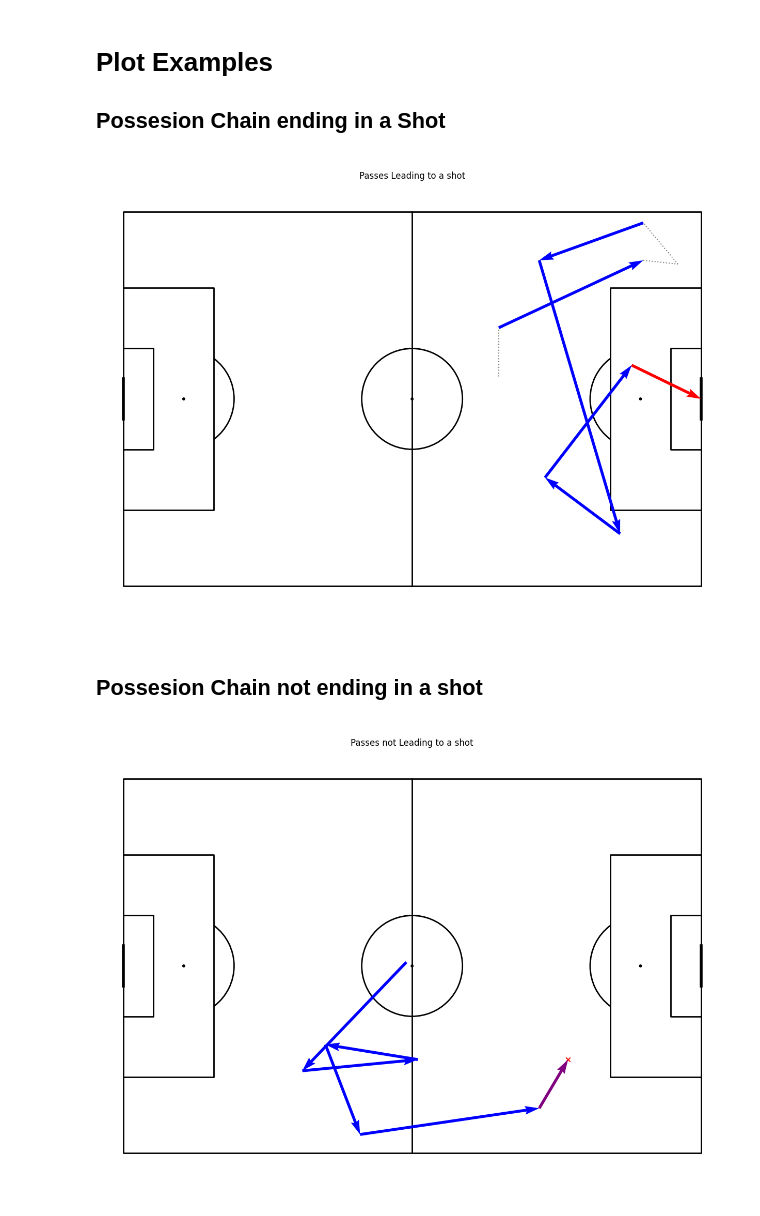
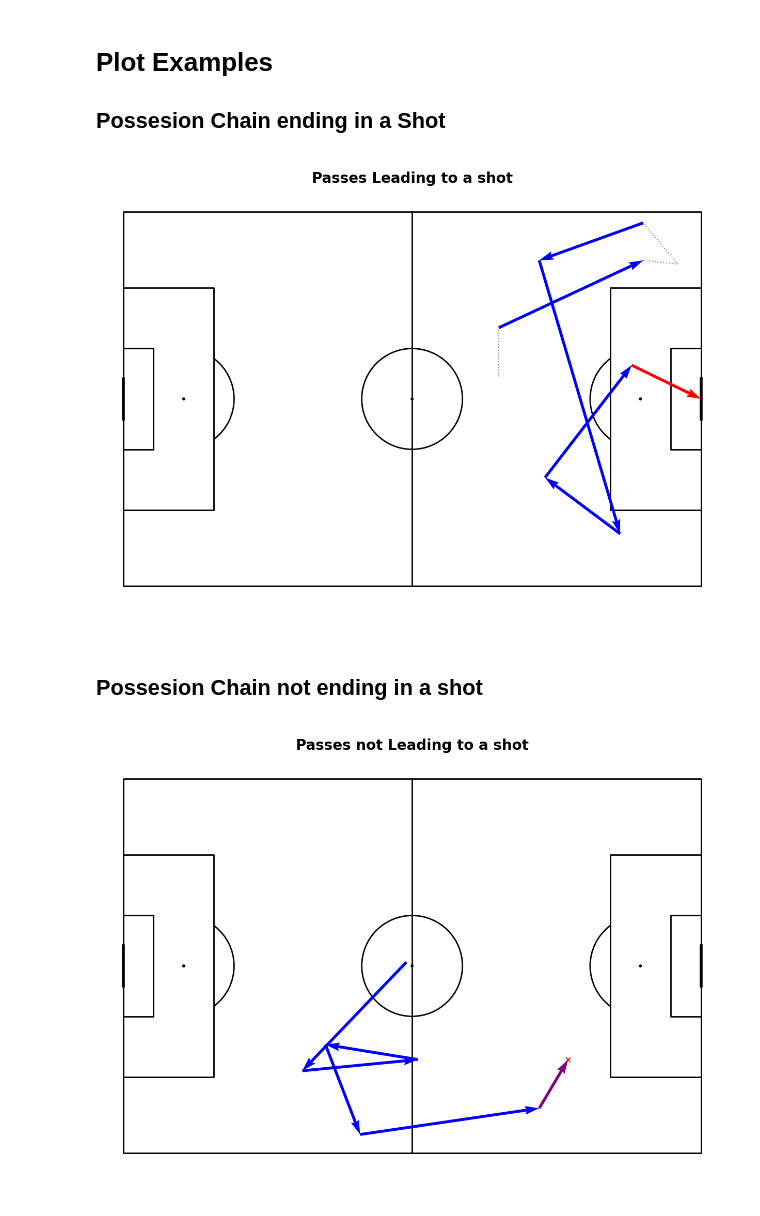
Before and after one commit to jimmybunter01/Soccermatics, a Jupyter notebook: Notebooks/4_Valuing_Actions/possesion_chains.ipynb, the cells around one changed output. Cells and saved outputs as stored; diff of their text form; code cells hidden in the pictures.

Commit message:
Updated some plots and started new notebook for action based xT.

```diff
--- a/Notebooks/4_Valuing_Actions/possesion_chains.ipynb
+++ b/Notebooks/4_Valuing_Actions/possesion_chains.ipynb
@@ -149,3 +136,5 @@ new_df[new_df["possesion_chain"] == 0]
+# %%
+isolated_chains_df = isolateChains(df)
 # %% [markdown]
 # Calculating xG
 - Only difference for this xG function is that penalties are treated as being shots from the penalty spot.
@@ -195,7 +184,7 @@ def calculate_xG(df):
 
     return df
 # %%
-xG_df = calculate_xG(new_df)
+xG_df = calculate_xG(isolated_chains_df)
 xG_df
 # %% [output]
 |  | eventId | subEventName | tags | playerId | positions | matchId | eventName | teamId | matchPeriod | ... |
@@ -285,6 +263,7 @@ dodgy_events_removed_df.loc[dodgy_events_removed_df["eventName"] == "Shot", "c1"
 dodgy_events_removed_df["y0"] = dodgy_events_removed_df.positions.apply(lambda cell: (100 - cell[0]["y"]) * 68/100)
 dodgy_events_removed_df["y1"] = dodgy_events_removed_df.positions.apply(lambda cell: (100 - cell[1]["y"]) * 68/100)
 dodgy_events_removed_df.loc[dodgy_events_removed_df["eventName"] == "Shot", "y1"] = 34
+dodgy_events_removed_df.reset_index(drop=True, inplace=True)
 # %%
 dodgy_events_removed_df
 # %% [output]
@@ -316,10 +295,10 @@ fig, ax = pitch.grid(grid_height=0.9, title_height=0.06, axis=False, endnote_hei
 pitch.arrows(passes.x0, passes.y0, passes.x1, passes.y1, color="blue", ax=ax["pitch"], zorder=3)
 pitch.arrows(shot.x0, shot.y0, shot.x1, shot.y1, color="red", ax=ax["pitch"], zorder=3)
 pitch.lines(not_passes.x0, not_passes.y0, not_passes.x1, not_passes.y1, color="grey", lw=1.5, linestyle="dotted", ax=ax["pitch"])
-plt.suptitle("Passes Leading to a shot")
+plt.suptitle("Passes Leading to a shot", fontsize=20, fontweight='bold')
 plt.show()
 # %% [output]
-[figure, old version]
+[figure, new version]
 # %% [markdown]
 ## Possesion Chain not ending in a shot
 # %%
@@ -331,11 +310,11 @@ bad_pass = chain.iloc[-1]
 # %%
 pitch = Pitch(line_color='black',pitch_type='custom', pitch_length=105, pitch_width=68, line_zorder = 2)
 fig, ax = pitch.grid(grid_height=0.9, title_height=0.06, axis=False, endnote_height=0.04, title_space=0, endnote_space=0)
 
 pitch.arrows(passes.x0, passes.y0, passes.x1, passes.y1, color="blue", ax=ax["pitch"], zorder=3)
 pitch.arrows(bad_pass.x0, bad_pass.y0, bad_pass.x1, bad_pass.y1, color="purple", ax=ax["pitch"], zorder=3)
 pitch.scatter(bad_pass.x1, bad_pass.y1, marker="x", color="red", ax=ax["pitch"])
-plt.suptitle("Passes not Leading to a shot")
+plt.suptitle("Passes not Leading to a shot", fontsize=20, fontweight='bold')
 plt.show()
 # %% [output]
-[figure, old version]
+[figure, new version]
```
Also changed, not shown: parts of 4 cells of this notebook, 3 other files.
